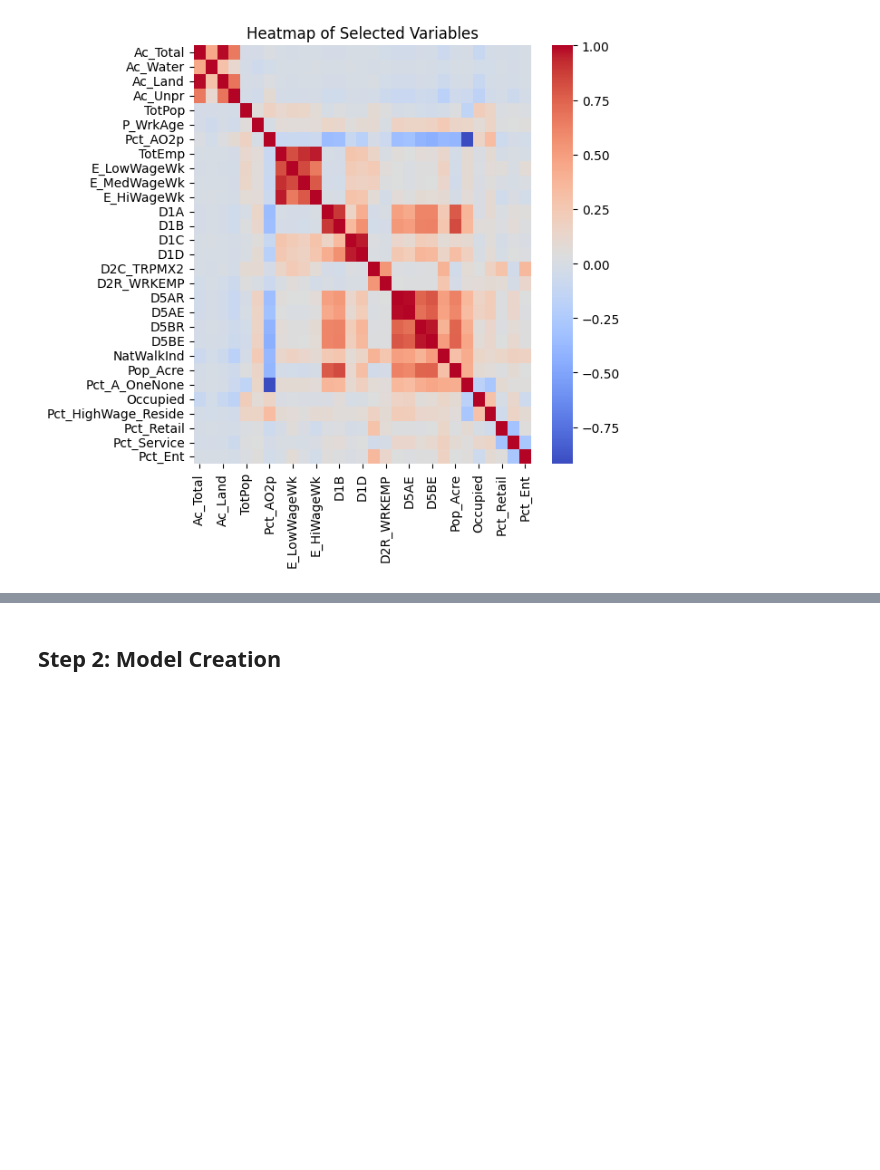
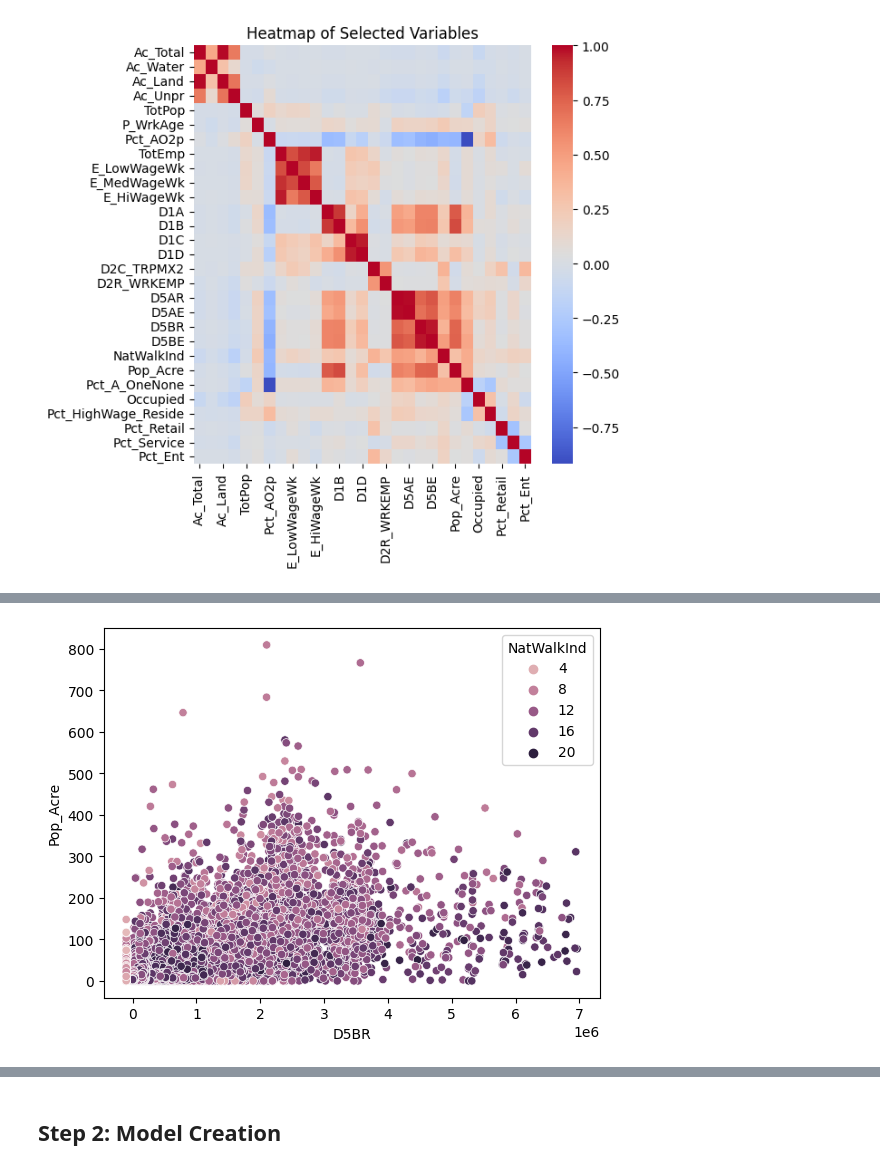
Before and after one commit to JamesJFan/CS6140_MachineLearning_FinalProject_Group1, a Jupyter notebook: CS6140_MachineLearning_FinalProject_Group1.ipynb, the cells around one changed output, grey strips where cells are left out. Drawn from its saved outputs; the diff is of its cells as text; code cells hidden in the pictures; blank space fills up the shorter version.

```diff
--- a/CS6140_MachineLearning_FinalProject_Group1.ipynb
+++ b/CS6140_MachineLearning_FinalProject_Group1.ipynb
@@ -300,0 +315,6 @@ plt.show()
+# %%
+# Jobs within 45 minutes train travel commute vs Population per Acre
+sns.scatterplot(df, x="D5BR", y="Pop_Acre", hue="NatWalkInd")
+plt.show()
+# %% [output]
+[figure, added]
```
Also changed, not shown: parts of 8 cells of this notebook.
